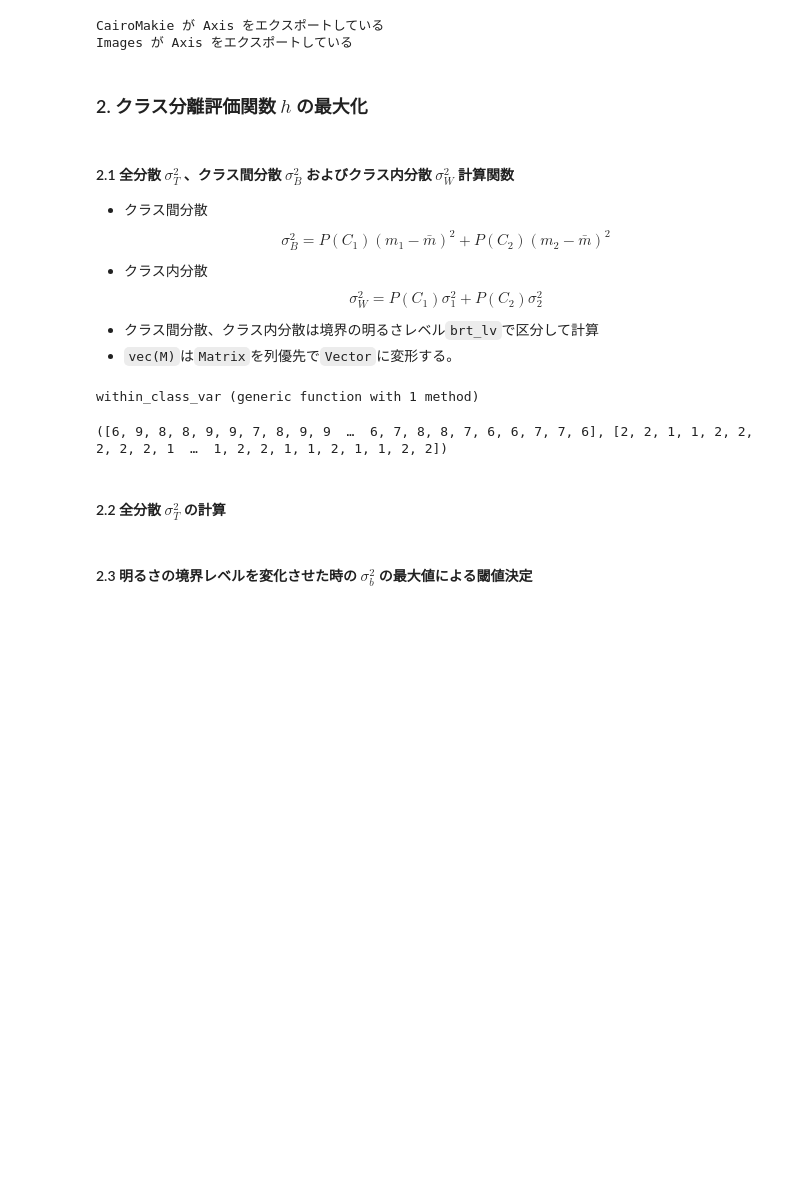
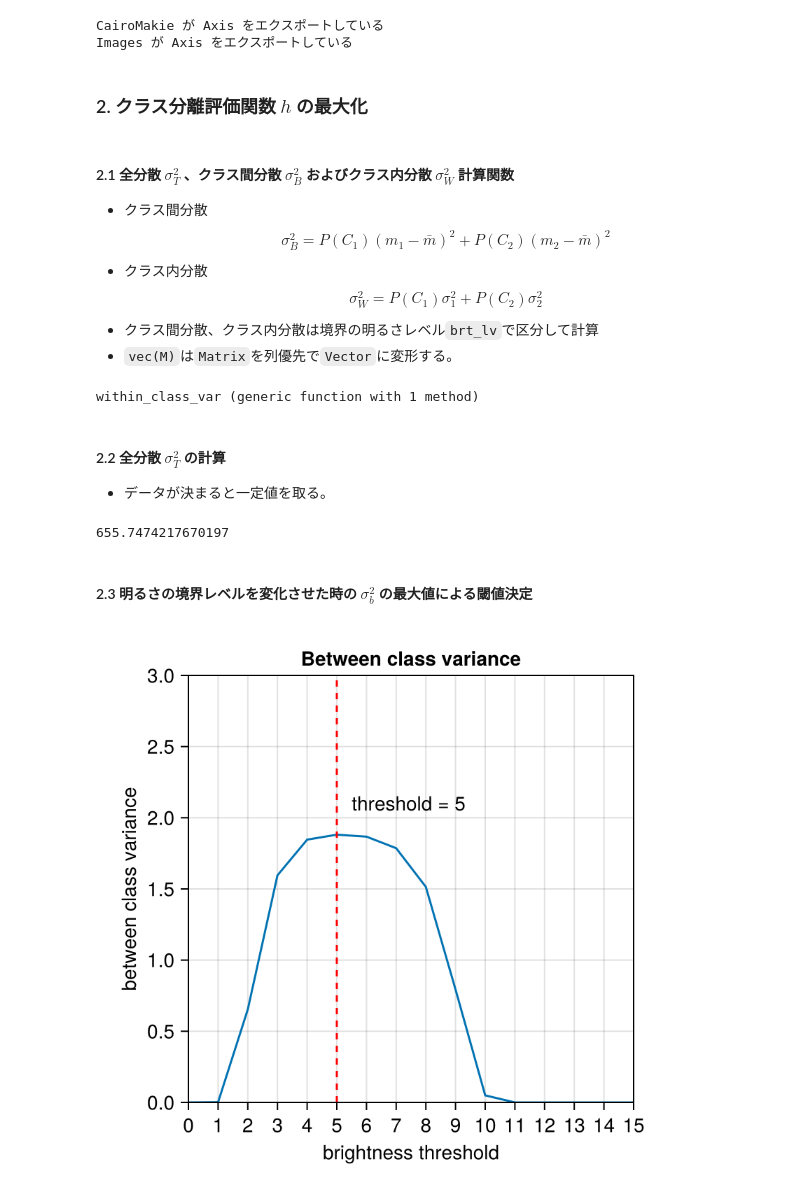
Before and after one commit to SW-yo/OhMyJulia, a Jupyter notebook: Pattern_recognition/6.2_etl1-discriminant_binarization.ipynb, the cells around one changed output. Drawn from its saved outputs; the diff is of its cells as text; code cells hidden in the pictures; blank space fills up the shorter version.

```diff
--- a/Pattern_recognition/6.2_etl1-discriminant_binarization.ipynb
+++ b/Pattern_recognition/6.2_etl1-discriminant_binarization.ipynb
@@ -446,13 +454,61 @@ function within_class_var(x_1, x_2, PC_1, PC_2)
 end
 # %% [output]
 within_class_var (generic function with 1 method)
-# %%
-class_sort(record_sample, 6)
-# %% [output]
-([6, 9, 8, 8, 9, 9, 7, 8, 9, 9  …  6, 7, 8, 8, 7, 6, 6, 7, 7, 6], [2, 2, 1, 1, 2, 2, 2, 2, 2, 1  …  1, 2, 2, 1, 1, 2, 1, 1, 2, 2])
 # %% [markdown]
 #### 2.2 全分散 $\sigma_T^2$ の計算
+- データが決まると一定値を取る。
+# %%
+# (1)全分散の計算
+total_var(record_sample.raw_image)
+# %% [output]
+655.7474217670197
 # %% [markdown]
 #### 2.3 明るさの境界レベルを変化させた時の  $\sigma_b^2$  の最大値による閾値決定
+# %%
+# (1)クラス間分散の配列準備
+sigma_B2 = Vector{Float64}()
+
+# (2)明るさの境界レベルを１ずつ変化させながらクラス間分散を計算
+for brt_lv in 0:15
+    if brt_lv == 0 || brt_lv == 15
+        push!(sigma_B2, 0.0)
+    else
+        # クラス分け
+        class_data = class_sort(record_sample, brt_lv)
+        # クラス間分散の計算
+        σ_b2 = between_class_var(class_data)
+        # クラス間分散の計算
+        push!(sigma_B2, σ_b2)
+    end
+end
+
+# (3)2値化のための閾値
+# max_lv = argmax(sigma_B2)
+# max_sigma = maximum(sigma_B2)
+max_sigma, max_lv = findmax(sigma_B2)
+max_lv = max_lv - 1
+
+# (4)結果の描画
+# グラフの描画
+brightness_threshold = 0:1:15
+fig = Figure(size=(400, 400))
+ax = Axis(fig[1, 1],
+    title="Between class variance",
+    xlabel="brightness threshold",
+    ylabel="between class variance",
+    xticks=0:1:15,
+    yticks=0.0:0.5:3.0,
+    limits=((0, 15), (0.0, 3.0))
+)
+lines!(ax, brightness_threshold, sigma_B2)
+
+# 閾値の縦線とテキストを追加
+vlines!(ax, [max_lv], color=:red, linestyle=:dash)
+text!(ax, max_lv + 0.5, max_sigma + 0.3, text="threshold = $max_lv", align=(:left, :top))
+
+save("xoutput.png", fig)
+fig
+# %% [output]
+[figure, added]
 # %% [markdown]
 #### 2.4 計算した閾値による画像の2値化
```
Also changed, not shown: parts of 5 cells of this notebook, 1 other file.
